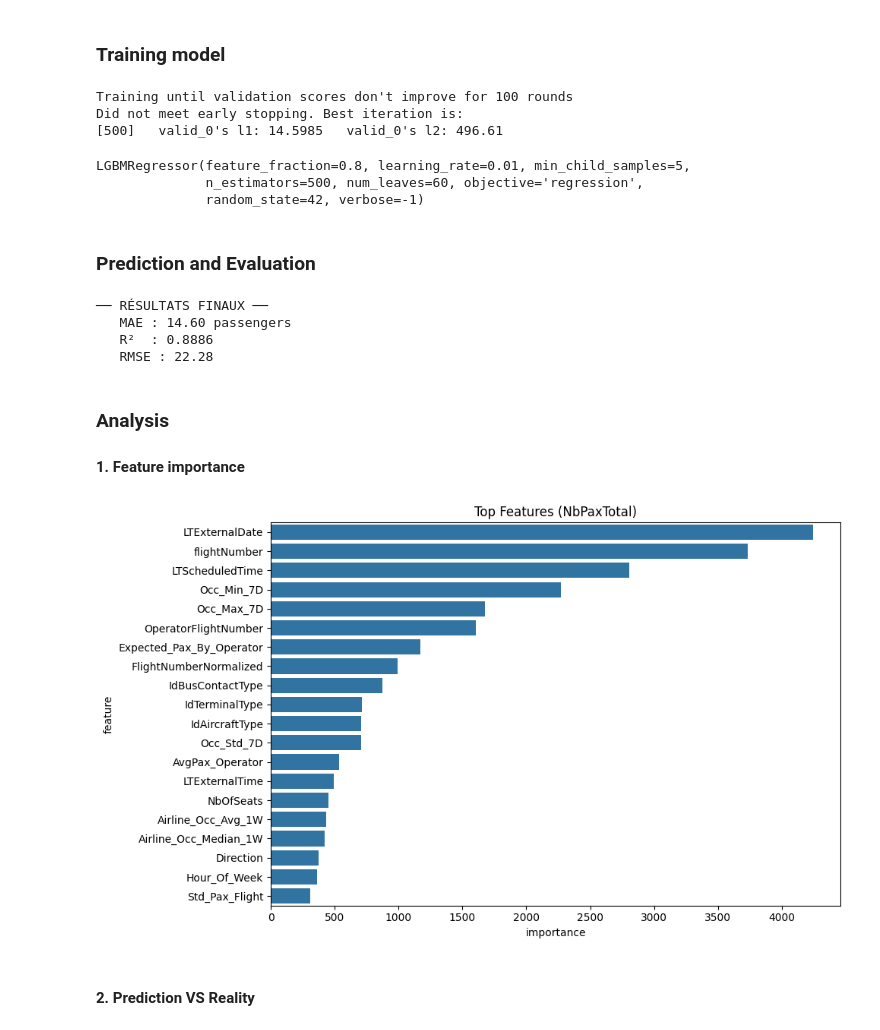
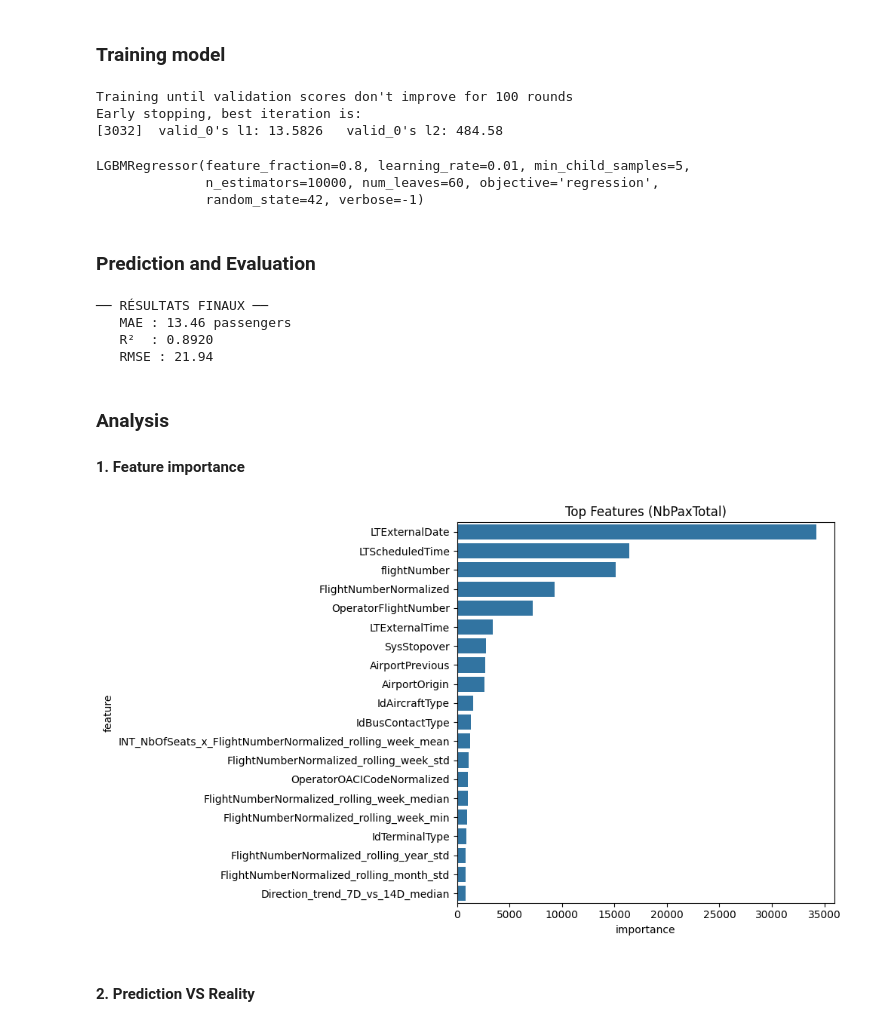
Before and after one commit to VIV-T/M1_Challenge_St_Exupery, a Jupyter notebook: scripts/training/training.ipynb, the cells around one changed output. Drawn from its saved outputs; the diff is of its cells as text; code cells hidden in the pictures.

```diff
--- a/scripts/training/training.ipynb
+++ b/scripts/training/training.ipynb
@@ -22,7 +22,8 @@ from add_features import add_features
 # %%
 root = Path(os.getcwd()).parent.parent
 DATA_PATH = os.path.join(root, "data")
-DATASET_PATH = os.path.join(DATA_PATH, "check.csv")
+# DATASET_PATH = os.path.join(DATA_PATH, "main.csv")
+DATASET_PATH = os.path.join(DATA_PATH, "main_preprocessed.csv")
 
 TARGET = "NbPaxTotal"
 
@@ -59,7 +90,7 @@ Valid set: 7348 rows / From 2025-12-31 00:20:00 to 2026-01-29 23:45:00
 # %%
 model = lgb.LGBMRegressor(
     objective="regression",
-    n_estimators=500,
+    n_estimators=10000,
     learning_rate=0.01,
     num_leaves=60,
     min_child_samples=5,
@@ -76,14 +107,17 @@ model.fit(
 )
 # %% [output]
 Training until validation scores don't improve for 100 rounds
-Did not meet early stopping. Best iteration is:
-[500]   valid_0's l1: 14.5985   valid_0's l2: 496.61
+Early stopping, best iteration is:
+[3032]  valid_0's l1: 13.5826   valid_0's l2: 484.58
 LGBMRegressor(feature_fraction=0.8, learning_rate=0.01, min_child_samples=5,
-              n_estimators=500, num_leaves=60, objective='regression',
+              n_estimators=10000, num_leaves=60, objective='regression',
               random_state=42, verbose=-1)
 # %% [markdown]
 ### Prediction and Evaluation
 # %%
+import joblib
+joblib.dump(model, 'lgbm_regressor_model.pkl')
+
 predictions = model.predict(X_valid)
 predictions = np.maximum(0, predictions)
 
@@ -97,9 +131,9 @@ print(f"   R²  : {r2:.4f}")
 print(f"   RMSE : {rmse:.2f}")
 # %% [output]
 ── RÉSULTATS FINAUX ──
-   MAE : 14.60 passengers
-   R²  : 0.8886
-   RMSE : 22.28
+   MAE : 13.46 passengers
+   R²  : 0.8920
+   RMSE : 21.94
 # %% [markdown]
 ### Analysis
 
@@ -107,16 +141,18 @@ print(f"   RMSE : {rmse:.2f}")
 # %%
 importance = pd.DataFrame({
     "feature": X_train.columns,
     "importance": model.feature_importances_
 }).sort_values(by="importance", ascending=False)
 
+importance.to_csv("features_importances.csv", index=False)
+
 plt.figure(figsize=(10, 6))
 sns.barplot(x="importance", y="feature", data=importance.head(20))
 plt.title("Top Features (NbPaxTotal)")
 plt.tight_layout()
 plt.show()
 # %% [output]
-[figure, old version]
+[figure, new version]
 # %% [markdown]
 #### 2. Prediction VS Reality
 # %%
```
Also changed, not shown: parts of 5 cells of this notebook, 2 other files.
